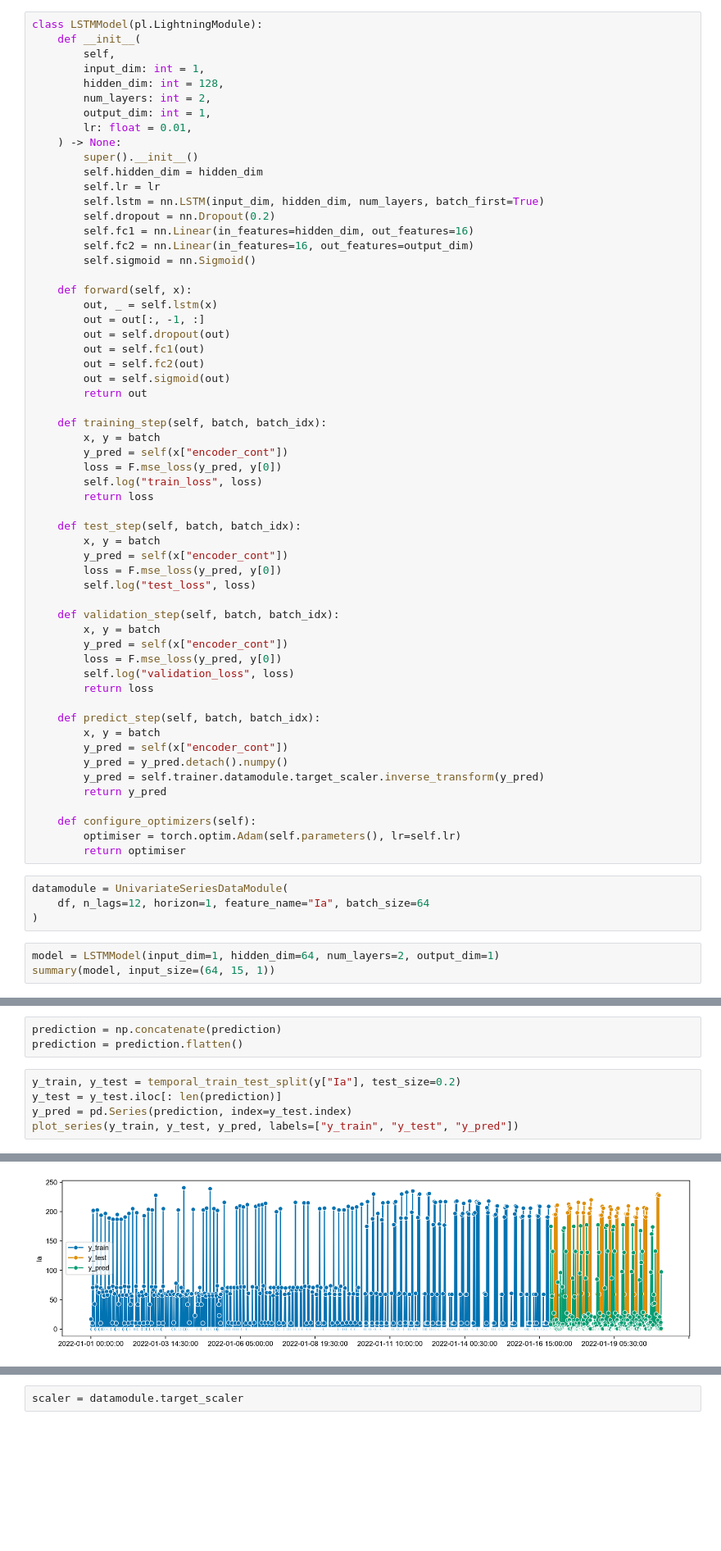
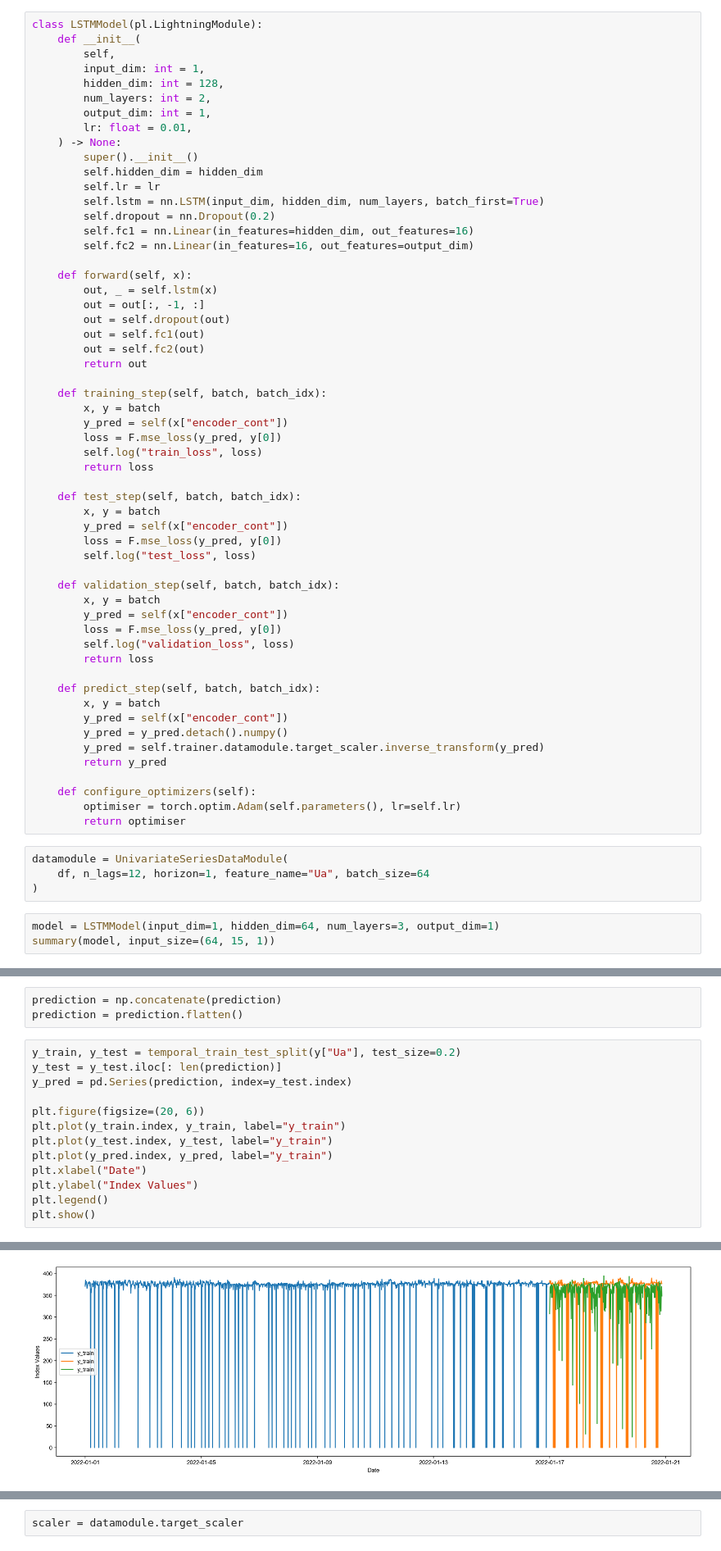
Before and after one commit to Raopend/voltage-current-prediction, a Jupyter notebook: notebook/main.ipynb, the cells around one changed output, grey strips where cells are left out. Shown at 82% size. Drawn from its saved outputs; the diff is of its cells as text; blank space fills up the shorter version.

```diff
--- a/notebook/main.ipynb
+++ b/notebook/main.ipynb
@@ -338,7 +338,6 @@ class LSTMModel(pl.LightningModule):
         self.dropout = nn.Dropout(0.2)
         self.fc1 = nn.Linear(in_features=hidden_dim, out_features=16)
         self.fc2 = nn.Linear(in_features=16, out_features=output_dim)
-        self.sigmoid = nn.Sigmoid()
 
     def forward(self, x):
         out, _ = self.lstm(x)
@@ -346,7 +345,6 @@ class LSTMModel(pl.LightningModule):
         out = self.dropout(out)
         out = self.fc1(out)
         out = self.fc2(out)
-        out = self.sigmoid(out)
         return out
 
     def training_step(self, batch, batch_idx):
@@ -381,10 +379,10 @@ class LSTMModel(pl.LightningModule):
         return optimiser
 # %%
 datamodule = UnivariateSeriesDataModule(
-    df, n_lags=12, horizon=1, feature_name="Ia", batch_size=64
+    df, n_lags=12, horizon=1, feature_name="Ua", batch_size=64
 )
 # %%
-model = LSTMModel(input_dim=1, hidden_dim=64, num_layers=2, output_dim=1)
+model = LSTMModel(input_dim=1, hidden_dim=64, num_layers=3, output_dim=1)
 summary(model, input_size=(64, 15, 1))
 # %% [output]
 ==========================================================================================
@@ -488,8 +484,16 @@ prediction = trainer.predict(model=model, datamodule=datamodule)
 prediction = np.concatenate(prediction)
 prediction = prediction.flatten()
 # %%
-y_train, y_test = temporal_train_test_split(y["Ia"], test_size=0.2)
+y_train, y_test = temporal_train_test_split(y["Ua"], test_size=0.2)
 y_test = y_test.iloc[: len(prediction)]
 y_pred = pd.Series(prediction, index=y_test.index)
-plot_series(y_train, y_test, y_pred, labels=["y_train", "y_test", "y_pred"])
+
+plt.figure(figsize=(20, 6))
+plt.plot(y_train.index, y_train, label="y_train")
+plt.plot(y_test.index, y_test, label="y_train")
+plt.plot(y_pred.index, y_pred, label="y_train")
+plt.xlabel("Date")
+plt.ylabel("Index Values")
+plt.legend()
+plt.show()
 # %% [output]
@@ -497,4 +500,4 @@ plot_series(y_train, y_test, y_pred, labels=["y_train", "y_test", "y_pred"])
-[figure, old version]
+[figure, new version]
 # %%
 model.eval()
 torch.onnx.export(
```
Also changed, not shown: parts of 7 cells of this notebook, 9 other files.
